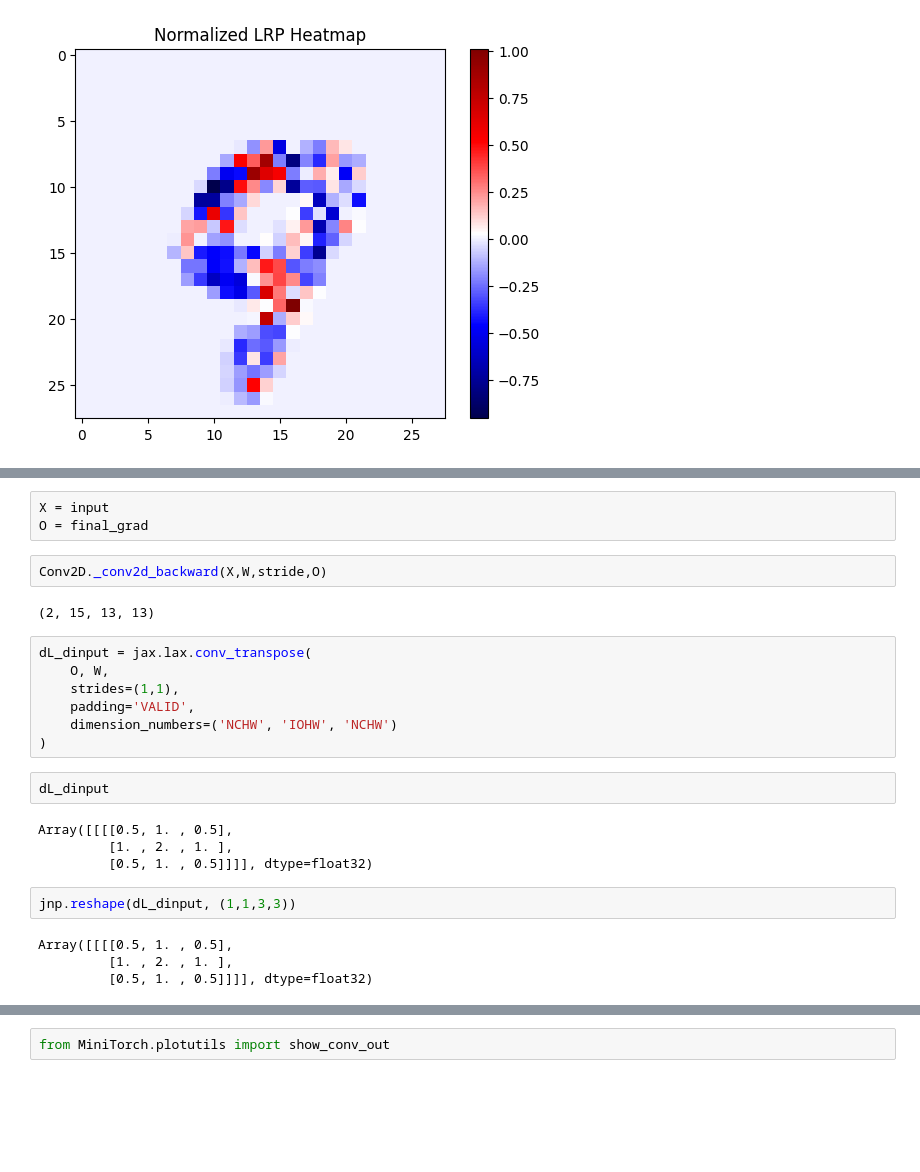
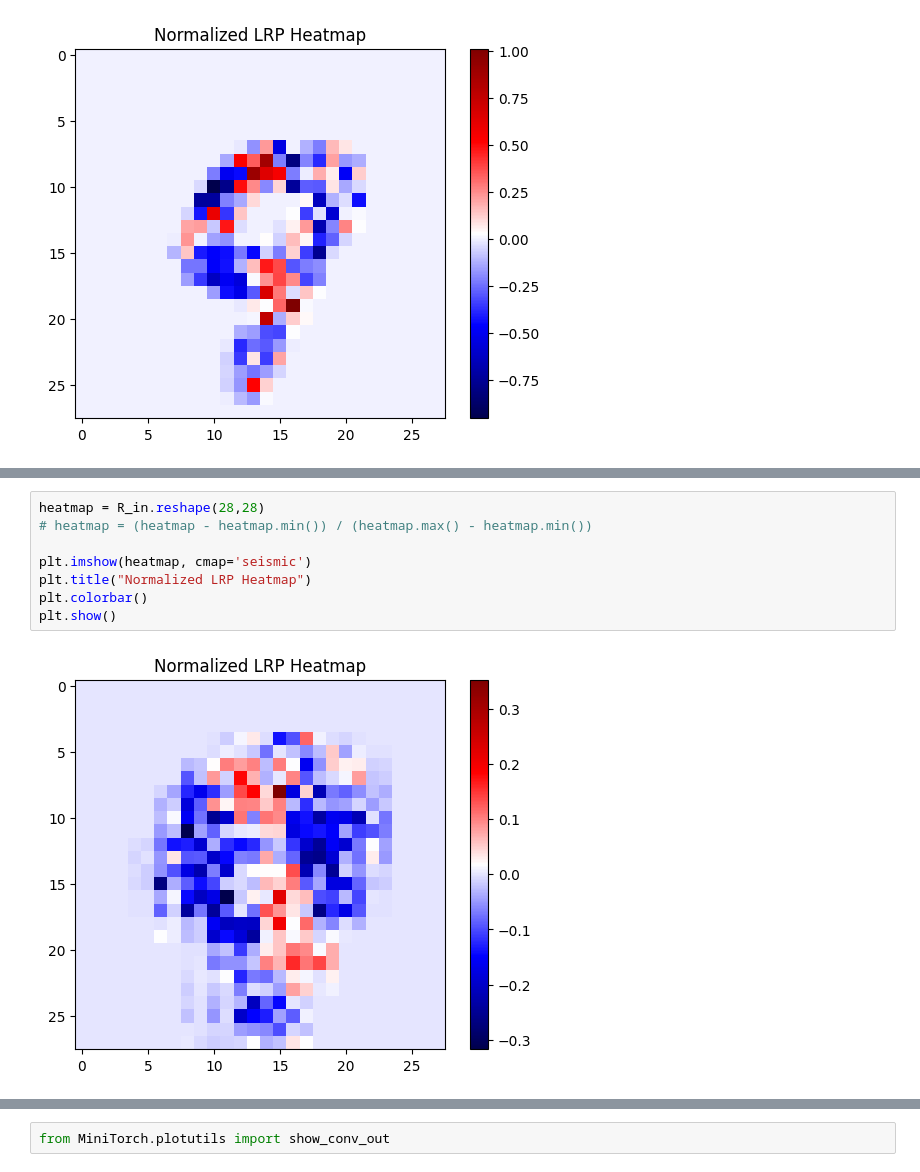
Before and after one commit to SanjithKumar2/MiniTorch, a Jupyter notebook: LeCunn.ipynb, the cells around one changed output, grey strips where cells are left out. Saved outputs shown, nothing was run; the diff lists cells and outputs as text; blank space fills up the shorter version.

```diff
--- a/LeCunn.ipynb
+++ b/LeCunn.ipynb
@@ -647,26 +496,10 @@ stride = (1,1)
-# %%
-X = input
-O = final_grad
-# %%
-Conv2D._conv2d_backward(X,W,stride,O)
-# %% [output]
-(2, 15, 13, 13)
-# %%
-dL_dinput = jax.lax.conv_transpose(
-    O, W,
-    strides=(1,1),
-    padding='VALID',
-    dimension_numbers=('NCHW', 'IOHW', 'NCHW')
-)
-# %%
-dL_dinput
-# %% [output]
-Array([[[[0.5, 1. , 0.5],
-         [1. , 2. , 1. ],
-         [0.5, 1. , 0.5]]]], dtype=float32)
-# %%
-jnp.reshape(dL_dinput, (1,1,3,3))
-# %% [output]
-Array([[[[0.5, 1. , 0.5],
-         [1. , 2. , 1. ],
-         [0.5, 1. , 0.5]]]], dtype=float32)
+# %%
+heatmap = R_in.reshape(28,28)
+# heatmap = (heatmap - heatmap.min()) / (heatmap.max() - heatmap.min())
+
+plt.imshow(heatmap, cmap='seismic')
+plt.title("Normalized LRP Heatmap")
+plt.colorbar()
+plt.show()
+# %% [output]
+[figure, added]
```
Also changed, not shown: parts of 29 cells of this notebook, 1 other file.
